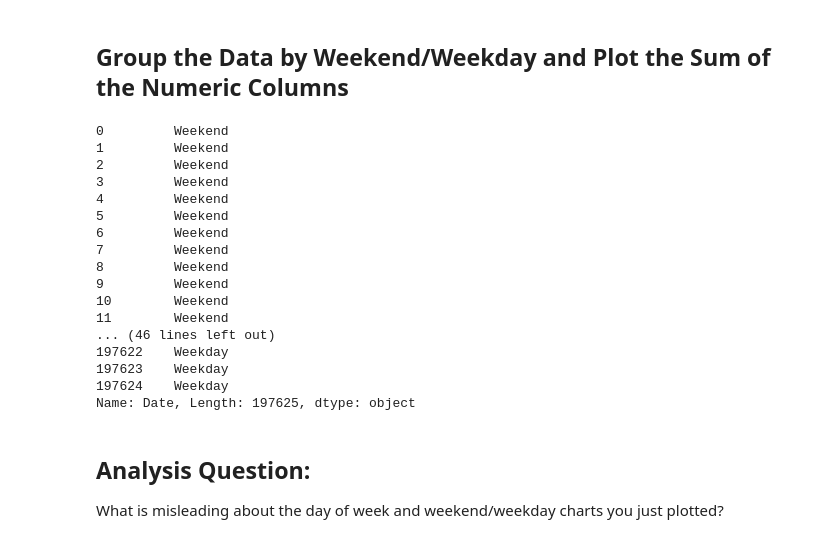
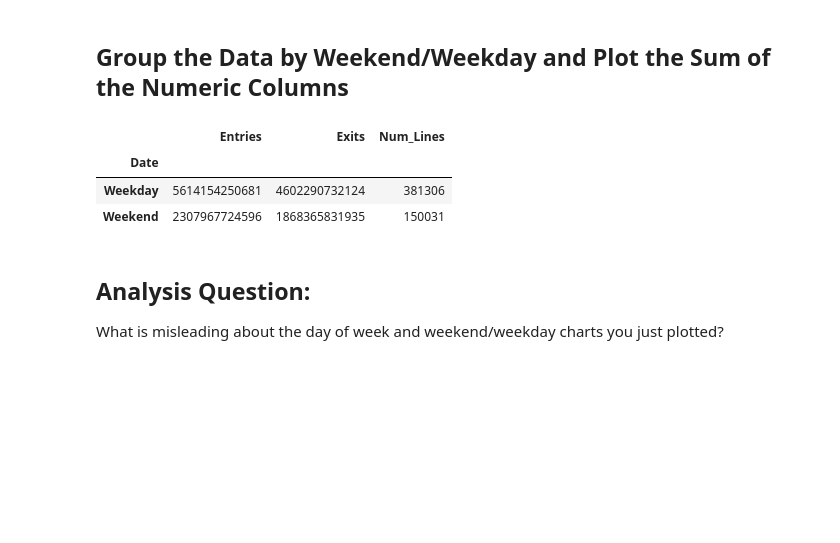
Before and after one commit to Pballer/dsc-pandas-series-and-dataframes-lab-dc-ds-071519, a Jupyter notebook: index.ipynb, the cells around one changed output. Cells and saved outputs as stored; diff of their text form; code cells hidden in the pictures; blank space fills up the shorter version.

```diff
--- a/index.ipynb
+++ b/index.ipynb
@@ -144,25 +144,14 @@ day_sums.loc[:,['Entries', 'Exits']].plot.bar()
 # %% [markdown]
 ## Group the Data by Weekend/Weekday and Plot the Sum of the Numeric Columns
 # %%
-df.groupby(df.Date.map(lambda x: 'Weekday' if x.weekday() < 5 else 'Weekend'))
+weekday_group = df.groupby(df.Date.map(lambda x: 'Weekday' if x.weekday() < 5 else 'Weekend'))
-# %% [output]
-0         Weekend
-1         Weekend
-2         Weekend
-3         Weekend
-4         Weekend
-5         Weekend
-6         Weekend
-7         Weekend
-8         Weekend
-9         Weekend
-10        Weekend
-11        Weekend
-... (46 lines left out)
-197622    Weekday
-197623    Weekday
-197624    Weekday
-Name: Date, Length: 197625, dtype: object
+# %%
+weekday_group.sum()
+# %% [output]
+|  | Entries | Exits | Num_Lines |
+| Date |  |  |  |
+| Weekday | 5614154250681 | 4602290732124 | 381306 |
+| Weekend | 2307967724596 | 1868365831935 | 150031 |
 # %% [markdown]
 ## Analysis Question:
 
```
